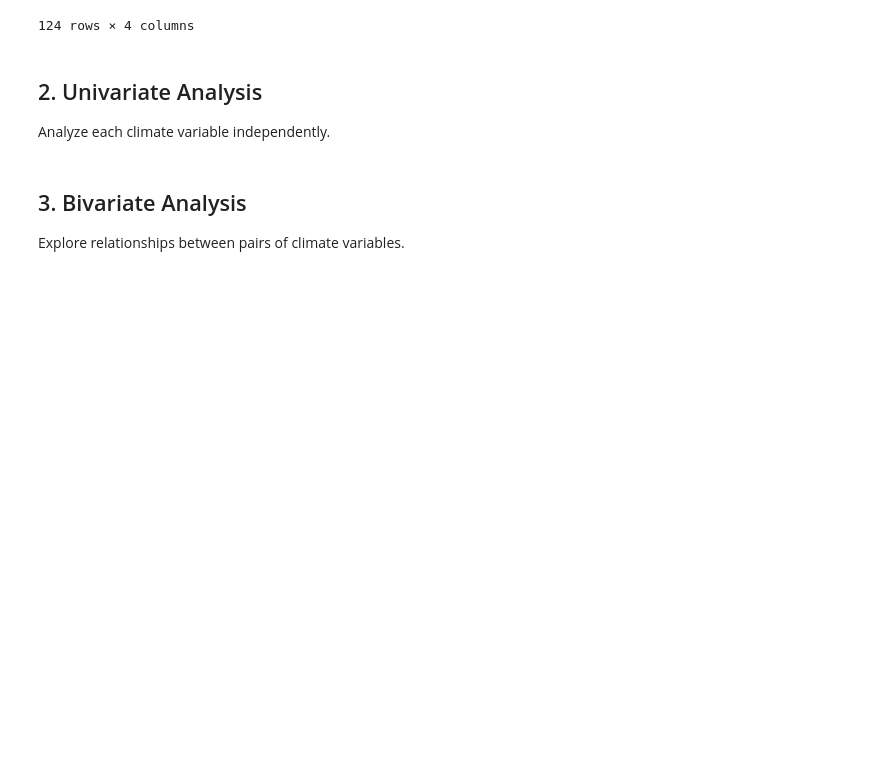
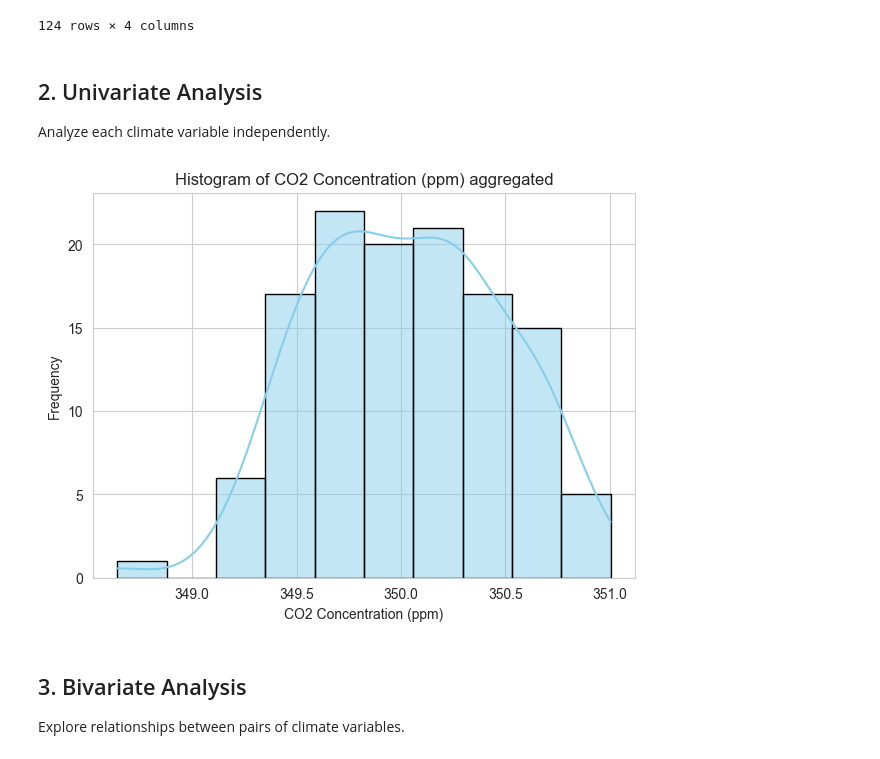
Before and after one commit to Omdena-NIC-Nepal/complete-eda-letsdoit, a Jupyter notebook: starter-notebook.ipynb, the cells around one changed output. Drawn from its saved outputs; the diff is of its cells as text; code cells hidden in the pictures; blank space fills up the shorter version.

Commit message:
CO2 conc ppm Histogram generated

```diff
--- a/starter-notebook.ipynb
+++ b/starter-notebook.ipynb
@@ -96,6 +96,19 @@ Analyze each climate variable independently.
 # TODO: Perform univariate analysis for each climate variable
 # Include descriptive statistics and appropriate visualizations
 # Your code here
+# %%
+# Univariate Analysis for CO2 Concentration (ppm)
+var = aggregated_data.columns[1]
+
+# Histogram using SNS histplot
+plt.figure(figsize=(7,5))
+sns.histplot(data=aggregated_data,x=var, kde=True, bins=10, color='skyblue', edgecolor='black')
+plt.title(f"Histogram of {var} aggregated")
+plt.xlabel(var)
+plt.ylabel('Frequency')
+plt.show()
+# %% [output]
+[figure, added]
 # %% [markdown]
 ## 3. Bivariate Analysis
 
```
